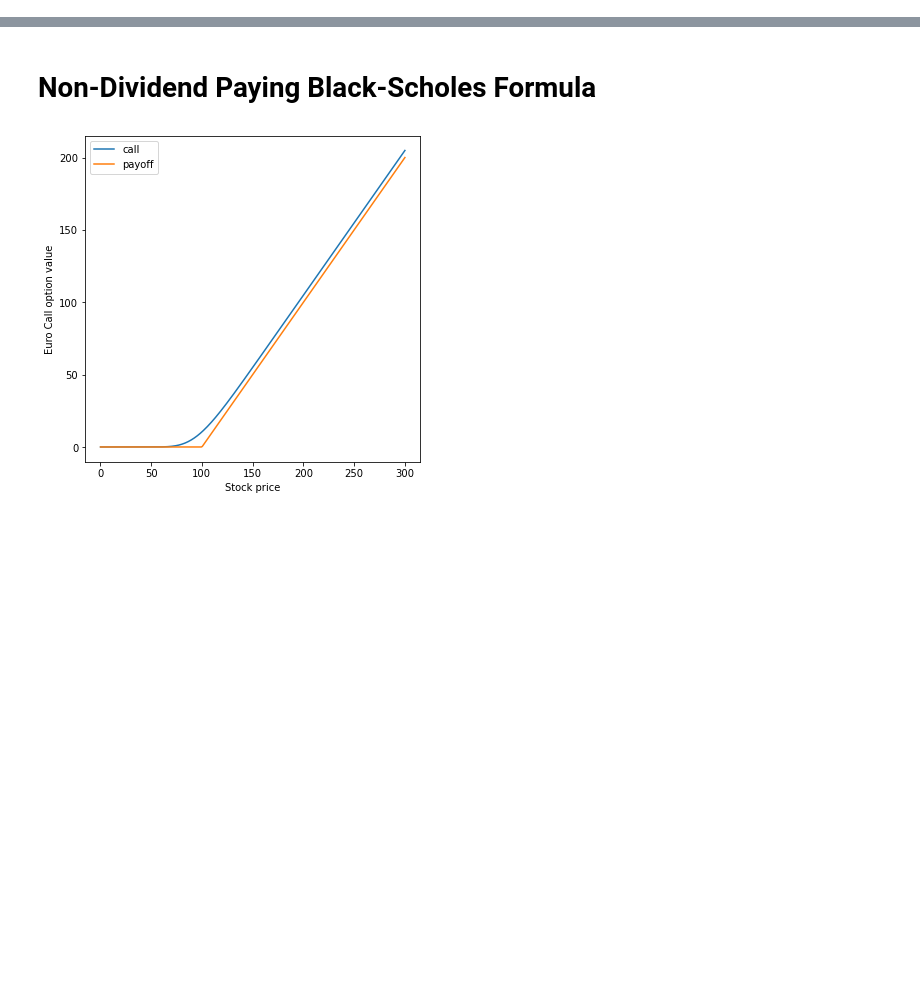
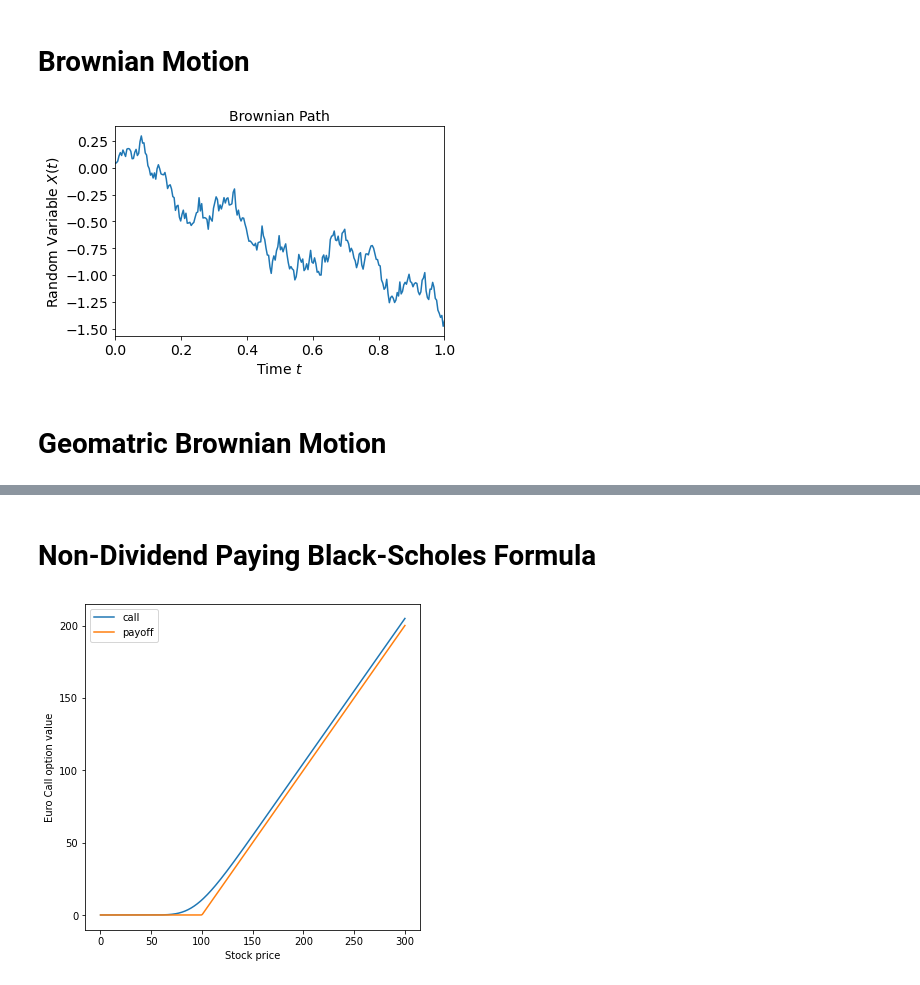
Before and after one commit to HaoMenghang/Final-Year-Individual-Project, a Jupyter notebook: Individual Project.ipynb, the cells around one changed output, grey strips where cells are left out. Saved outputs shown, nothing was run; the diff lists cells and outputs as text; code cells hidden in the pictures; blank space fills up the shorter version.

```diff
--- a/Individual Project.ipynb
+++ b/Individual Project.ipynb
@@ -3,3 +3,36 @@ import numpy as np
 import scipy.stats as si
 import matplotlib.pyplot as plt
 import random
+# %% [markdown]
+# Brownian Motion
+# %%
+def Brownian_Motion(N,T):
+    X_BM = [0] * N
+    dX = [0] * N
+    dt_BM = T/N
+    dX[0] = np.sqrt(dt_BM) * np.random.randn()
+    X_BM[0] = dX[0]
+    for j in range(1, N):
+        dX[j] = np.sqrt(dt_BM) * np.random.randn()
+        X_BM[j] = X_BM[j-1] + dX[j]
+    return X_BM
+# %%
+#plot the graph
+X_BM = Brownian_Motion(252,1)
+t_BM = np.linspace(0,1,252)
+plt.figure()
+plt.plot(t_BM, X_BM)
+plt.xlabel('Time $t$', fontsize=14)
+plt.ylabel('Random Variable $X(t)$', fontsize=14)
+plt.title('Brownian Path', fontsize=14)
+axes = plt.gca()
+axes.set_xlim([0,1])
+plt.xticks(fontsize=14)
+plt.yticks(fontsize=14)
+plt.tight_layout()
+plt.savefig('Brownian_Motion_path.png')
+plt.show()
+# %% [output]
+[figure, added]
+# %% [markdown]
+# Geomatric Brownian Motion
```
Also changed, not shown: parts of 3 cells of this notebook, 6 other files.
